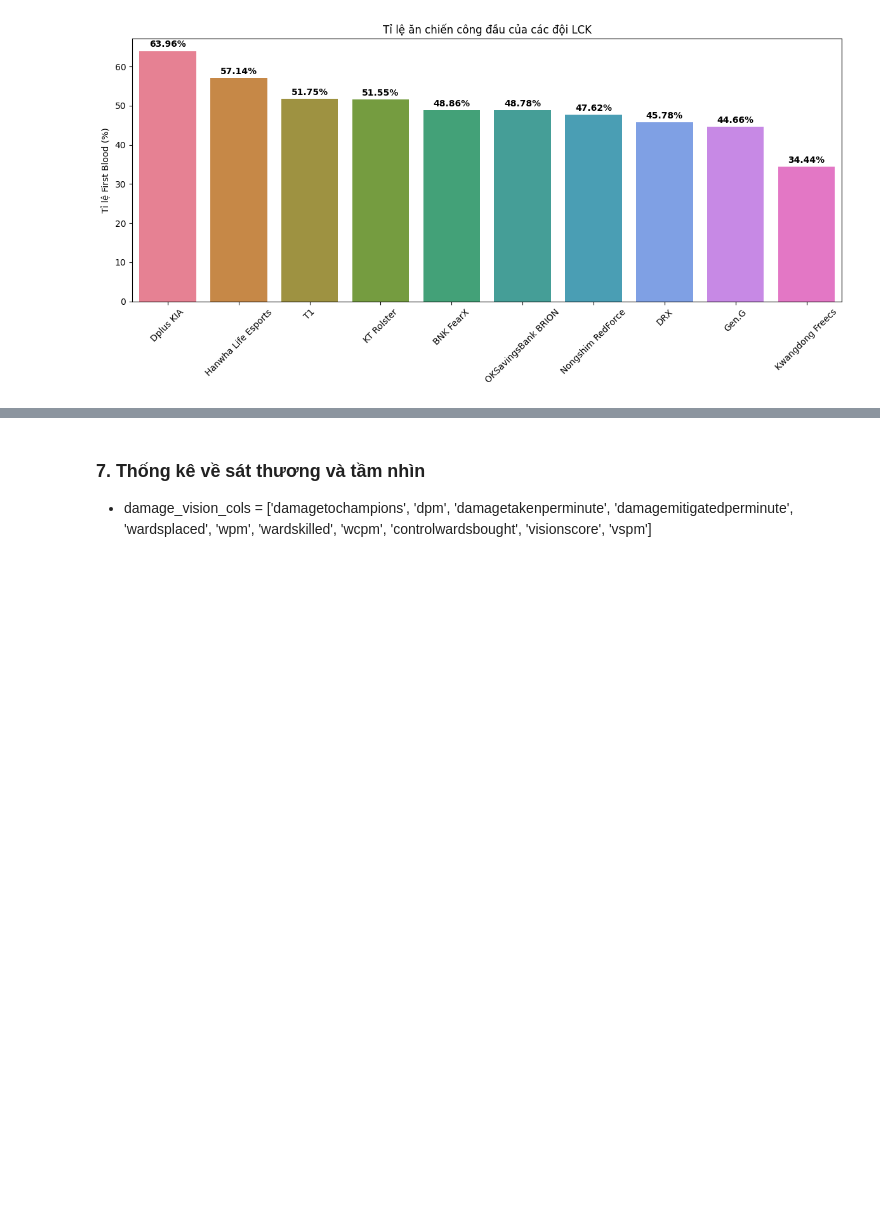
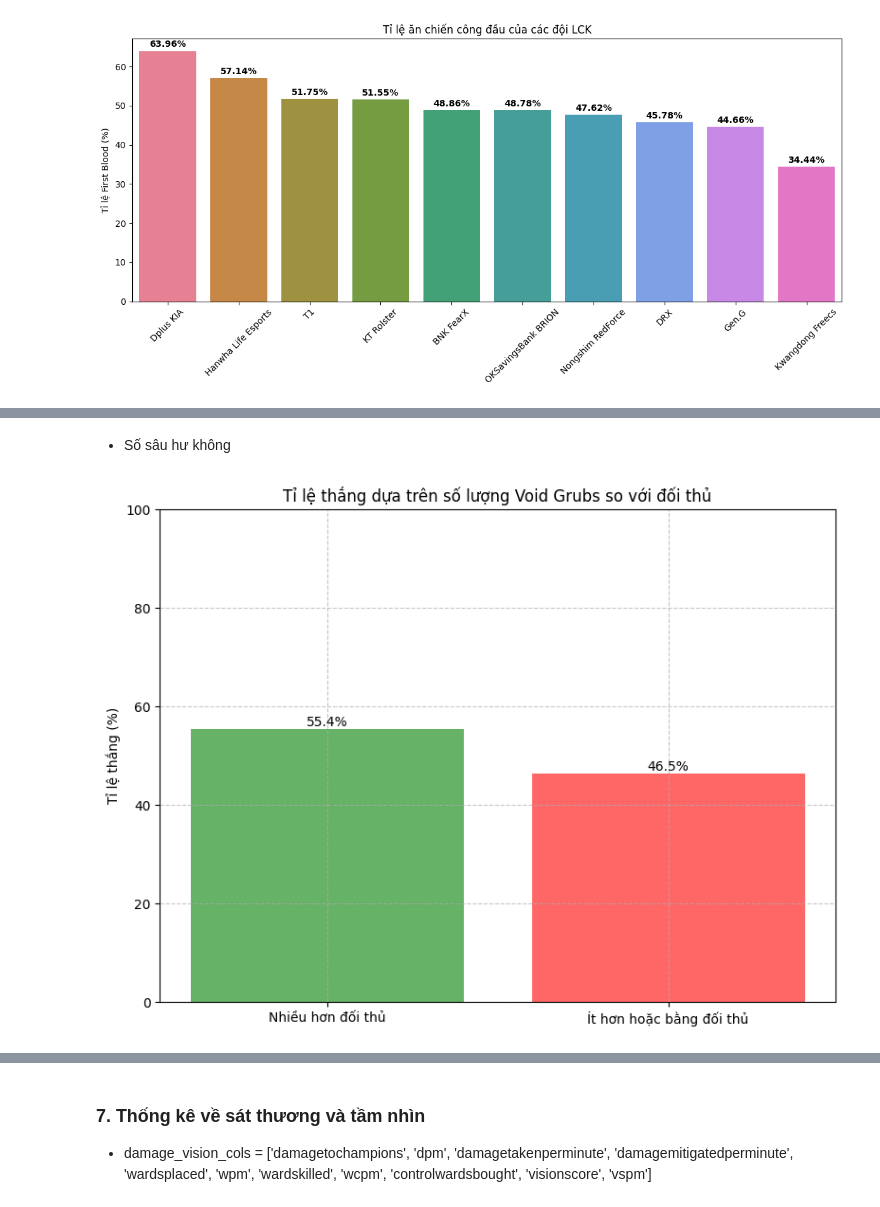
Before and after one commit to fromuit/IE224_Project, a Jupyter notebook: Source/EDA1.ipynb, the cells around one changed output, grey strips where cells are left out. Drawn from its saved outputs; the diff is of its cells as text; code cells hidden in the pictures; blank space fills up the shorter version.

```diff
--- a/Source/EDA1.ipynb
+++ b/Source/EDA1.ipynb
@@ -717,0 +787,38 @@ b.
+# %% [markdown]
+- Số sâu hư không
+# %%
+# Tạo cột mới để đánh dấu trường hợp có nhiều void grubs hơn đối thủ
+lck_data['void_grubs_advantage'] = lck_data['void_grubs'] > lck_data['opp_void_grubs']
+
+# Tính tỉ lệ thắng cho các trường hợp
+win_rate_with_advantage = (lck_data[lck_data['void_grubs_advantage']]['result'] == 1).mean() * 100
+win_rate_without_advantage = (lck_data[~lck_data['void_grubs_advantage']]['result'] == 1).mean() * 100
+
+# Tạo figure
+plt.figure(figsize=(8, 6))
+
+# Vẽ biểu đồ cột
+bars = plt.bar(['Nhiều hơn đối thủ', 'Ít hơn hoặc bằng đối thủ'],
+               [win_rate_with_advantage, win_rate_without_advantage],
+               color=['green', 'red'],
+               alpha=0.6)
+
+# Thêm giá trị lên các cột
+for bar in bars:
+    height = bar.get_height()
+    plt.text(bar.get_x() + bar.get_width()/2., height,
+             f'{height:.1f}%',
+             ha='center', va='bottom')
+
+# Tùy chỉnh biểu đồ
+plt.title('Tỉ lệ thắng dựa trên số lượng Void Grubs so với đối thủ')
+plt.ylabel('Tỉ lệ thắng (%)')
+plt.ylim(0, 100)  # Đặt giới hạn trục y từ 0 đến 100
+
+# Thêm lưới để dễ đọc
+plt.grid(True, linestyle='--', alpha=0.7)
+
+plt.tight_layout()
+plt.show()
+# %% [output]
+[figure, added]
```
Also changed, not shown: parts of 13 cells of this notebook.
